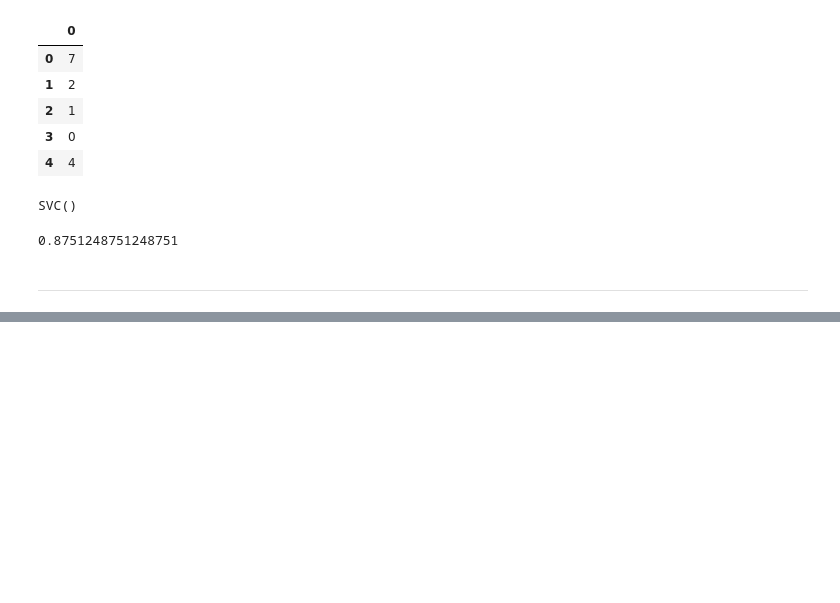
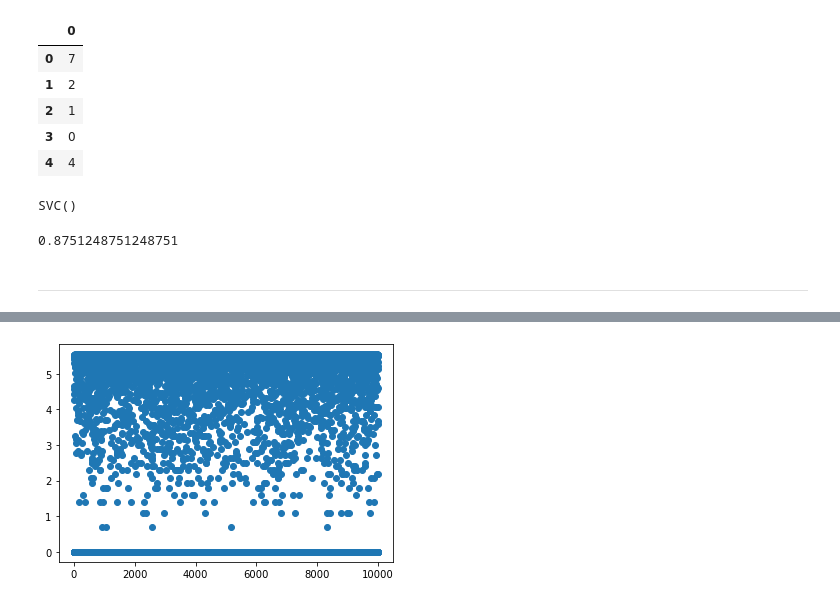
Before and after one commit to monargent0/TJPythonClass, a Jupyter notebook: 4.MachineLearning/Note/17.이미지 내부의 문자 인식.ipynb, the cells around one changed output, grey strips where cells are left out. Drawn from its saved outputs; the diff is of its cells as text; code cells hidden in the pictures; blank space fills up the shorter version.

```diff
--- a/4.MachineLearning/Note/17.이미지 내부의 문자 인식.ipynb
+++ b/4.MachineLearning/Note/17.이미지 내부의 문자 인식.ipynb
@@ -137,0 +264,5 @@ clf.score(test_data , test_label)
+# %%
+plt.scatter(train_10k_data.index,np.log1p(train_10k_data[300]))
+plt.show()
+# %% [output]
+[figure, added]
```
Also changed, not shown: parts of 31 cells of this notebook, 11 other files.
